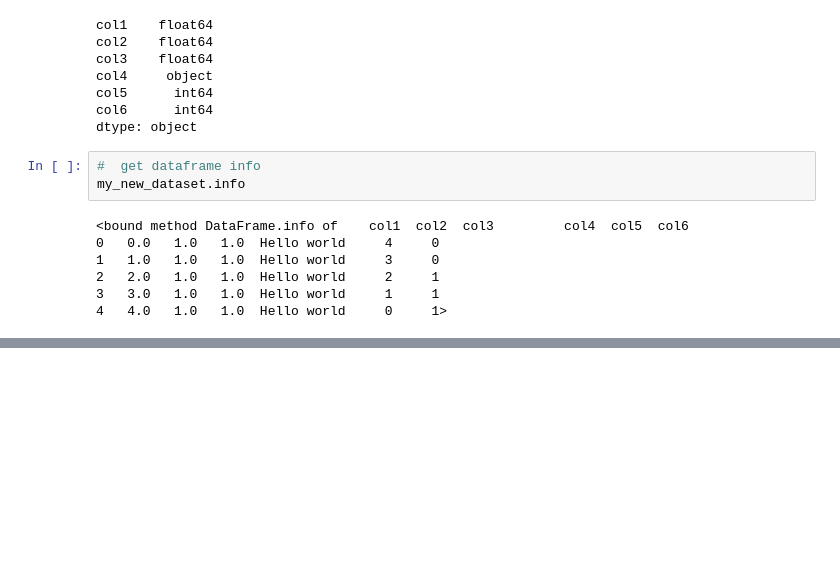
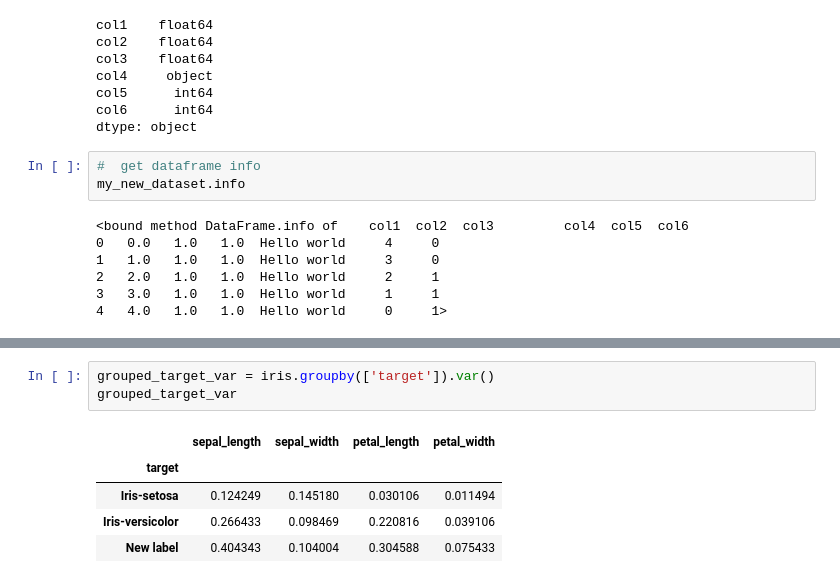
Before and after one commit to homemix/python-for-data-science, a Jupyter notebook: notebooks/Chapter 2 - Data Munging/Data loading and preprocessing with pandas.ipynb, the cells around one changed output, grey strips where cells are left out. Drawn from its saved outputs; the diff is of its cells as text; blank space fills up the shorter version.

```diff
--- a/notebooks/Chapter 2 - Data Munging/Data loading and preprocessing with pandas.ipynb
+++ b/notebooks/Chapter 2 - Data Munging/Data loading and preprocessing with pandas.ipynb
@@ -280,0 +338,9 @@ my_new_dataset.info
+# %%
+grouped_target_var = iris.groupby(['target']).var()
+grouped_target_var
+# %% [output]
+|  | sepal_length | sepal_width | petal_length | petal_width |
+| target |  |  |  |  |
+| Iris-setosa | 0.124249 | 0.145180 | 0.030106 | 0.011494 |
+| Iris-versicolor | 0.266433 | 0.098469 | 0.220816 | 0.039106 |
+| New label | 0.404343 | 0.104004 | 0.304588 | 0.075433 |
```
Also changed, not shown: parts of 12 cells of this notebook, 1 other file.
